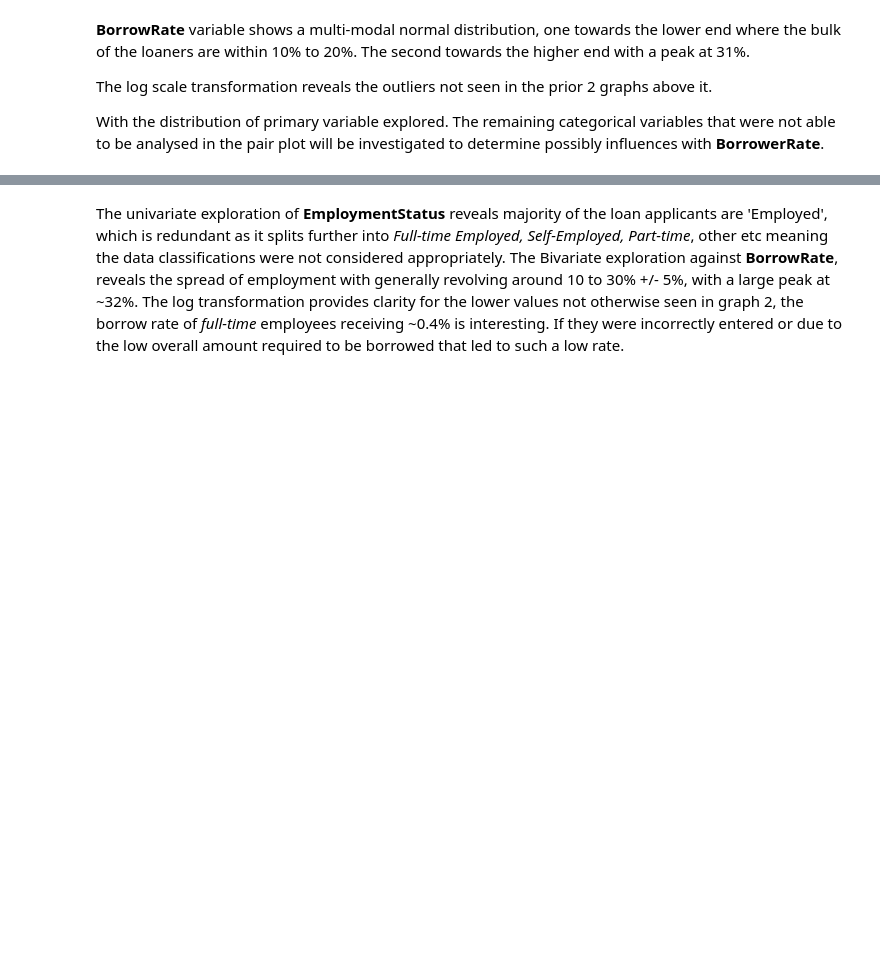
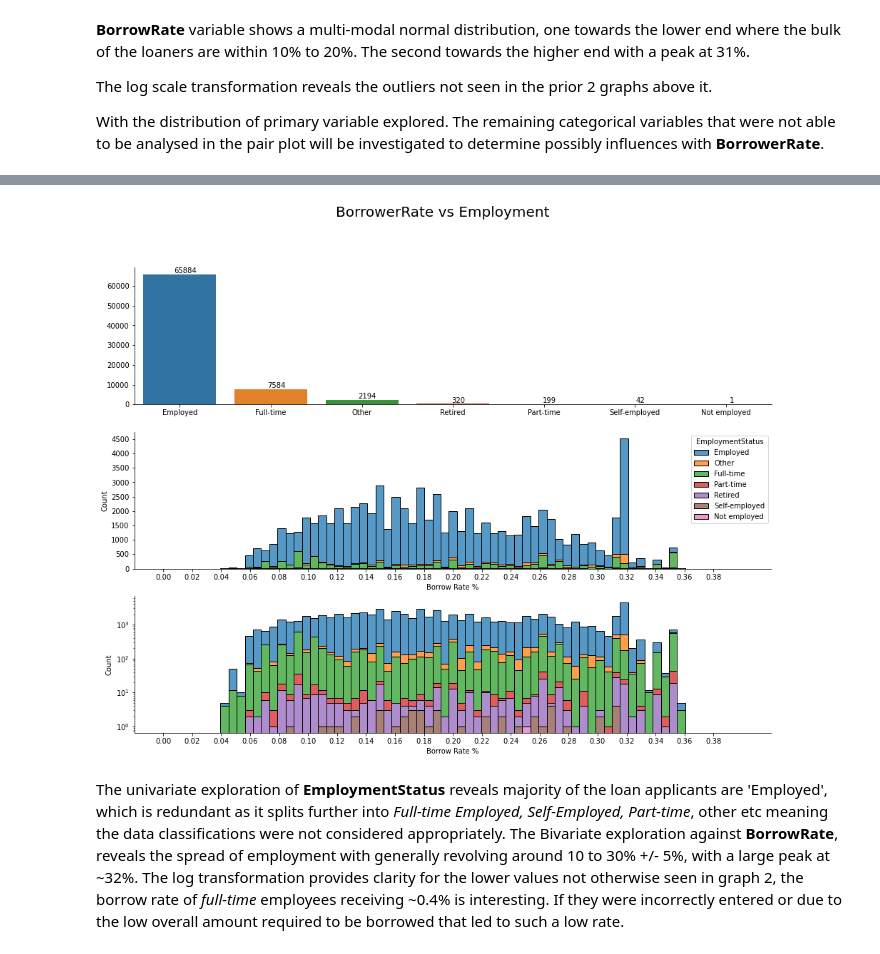
Before and after one commit to JCalaunan/PRJ_Python-Data-Visual, a Jupyter notebook: Loans Part 1.ipynb, the cells around one changed output, grey strips where cells are left out. Drawn from its saved outputs; the diff is of its cells as text; code cells hidden in the pictures; blank space fills up the shorter version.

```diff
--- a/Loans Part 1.ipynb
+++ b/Loans Part 1.ipynb
@@ -332,24 +550,28 @@ loans_df.EmploymentStatus.value_counts()
 # %%
 # initialize
-fig, axes = plt.subplots(3,1, figsize=(16,12))
+fig, axes = plt.subplots(3, 1, figsize=(16, 12))
 sb.despine(fig)
 
 # graph 1 - employment status
 g0 = sb.barplot(x=loans_df.EmploymentStatus.value_counts().index,
-        y=loans_df.EmploymentStatus.value_counts().values, ax=axes[0]);
-xplot_values(g0, '{:1.0f}') # call func. add values to the chart
+                y=loans_df.EmploymentStatus.value_counts().values, ax=axes[0])
+xplot_values(g0, '{:1.0f}')  # call func. add values to the chart
 
 # graph 2 - distribution of borrow rates
-g1 = sb.histplot(loans_df, x='BorrowerRate', binrange=(0, 0.4), element='bars', hue='EmploymentStatus', multiple='stack', ax=axes[1]);
-g1.set(xticks = minTickBorrow, xlabel='Borrow Rate %',
-        yticks= np.arange(0, 5000, 500))
+g1 = sb.histplot(loans_df, x='BorrowerRate', binrange=(
+    0, 0.4), element='bars', hue='EmploymentStatus', multiple='stack', ax=axes[1])
+g1.set(xticks=minTickBorrow, xlabel='Borrow Rate %',
+       yticks=np.arange(0, 5000, 500))
 
 # graph 3 - log scale transformation of of graph 1 to assist in visualizing smaller values
 axes[2].set(yscale="log")
-g2 = sb.histplot(loans_df, x='BorrowerRate', binrange=(0, 0.4), element='bars', hue='EmploymentStatus', multiple='stack', ax=axes[2], legend=False);
-g2.set(xticks = minTickBorrow, xlabel='Borrow Rate %')
+g2 = sb.histplot(loans_df, x='BorrowerRate', binrange=(0, 0.4), element='bars',
+                 hue='EmploymentStatus', multiple='stack', ax=axes[2], legend=False)
+g2.set(xticks=minTickBorrow, xlabel='Borrow Rate %')
 
 plt.suptitle('BorrowerRate vs Employment', fontsize=20);
+# %% [output]
+[figure, added]
 # %% [markdown]
 The univariate exploration of **EmploymentStatus** reveals majority of the loan applicants are 'Employed', which is redundant as it splits further into _Full-time Employed, Self-Employed, Part-time_, other etc meaning the data classifications were not considered appropriately.
 The Bivariate exploration against **BorrowRate**, reveals the spread of employment with generally revolving around 10 to 30% +/- 5%, with a large peak at ~32%.
```
Also changed, not shown: parts of 132 cells of this notebook, 5 other files.
